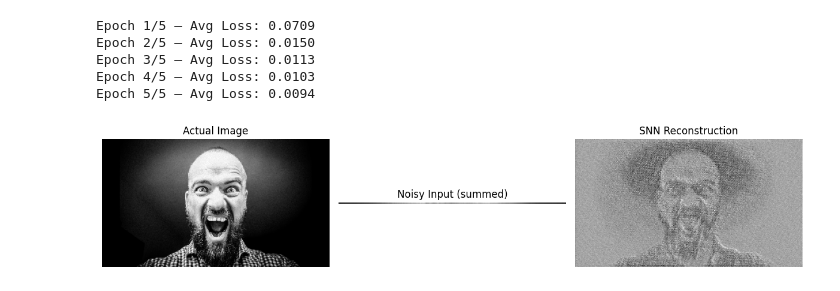
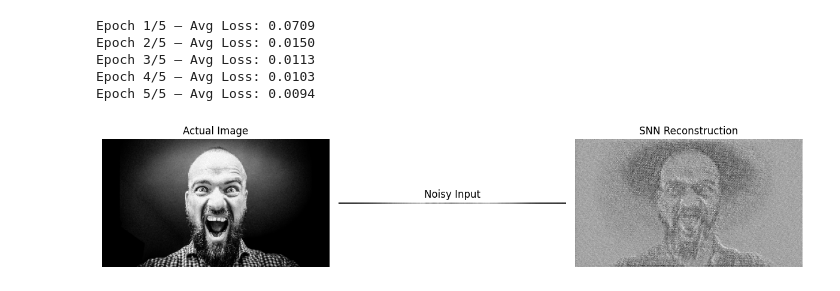
Before and after one commit to pranavraghav75/noise2image_ISL, a Jupyter notebook: noise2image_snn.ipynb, the cells around one changed output. Drawn from its saved outputs; the diff is of its cells as text; code cells hidden in the pictures.

```diff
--- a/noise2image_snn.ipynb
+++ b/noise2image_snn.ipynb
@@ -237,32 +237,32 @@ net.eval()
 noise, clean, _ = next(iter(test_loader))
 
 noise = noise.to(device)
 clean = clean.to(device).squeeze(1)
 x     = noise.unsqueeze(1).permute(2, 0, 1, 3, 4)
 
 with torch.no_grad():
     out_seq = net(x)
     recon   = out_seq.mean(0).squeeze(1)
 
 # Random Index for Image
 fig, axes = plt.subplots(1, 3, figsize=(12, 4))
 
 # Actual Image
 axes[0].imshow(clean[0].cpu(), cmap="gray")
 axes[0].set_title("Actual Image")
 
 noisy_frame = noise[0].sum(dim=1).cpu()
 axes[1].imshow(noisy_frame, cmap="gray")
-axes[1].set_title("Noisy Input (summed)")
+axes[1].set_title("Noisy Input")
 
 # SNN Reconstruction
 axes[2].imshow(recon[0].cpu(), cmap="gray")
 axes[2].set_title("SNN Reconstruction")
 
 for ax in axes:
     ax.axis("off")
 
 plt.tight_layout()
 plt.show()
 # %% [output]
-[figure, old version]
+[figure, new version]
```
